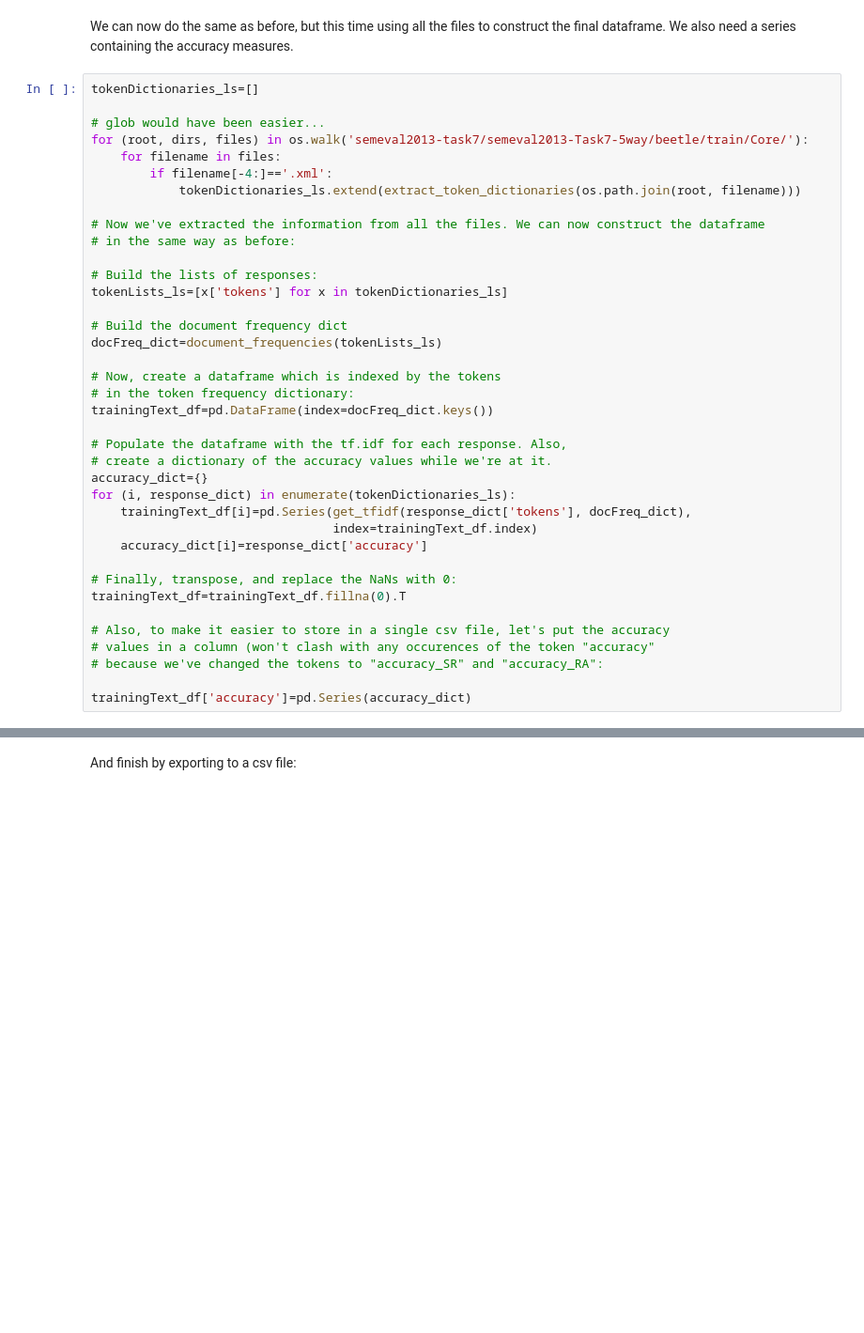
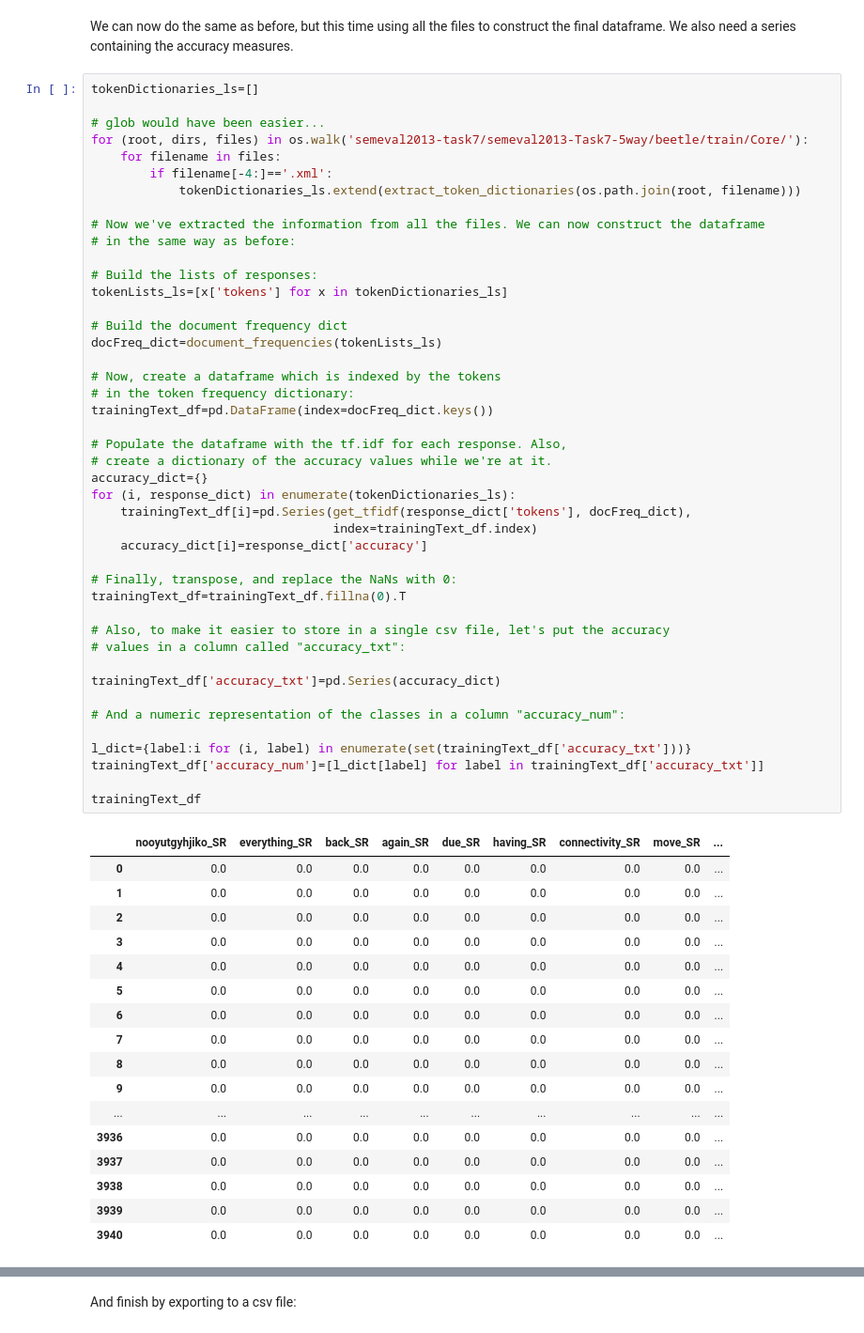
Before and after one commit to undercertainty/ou_nlp, a Jupyter notebook: semeval_experiments/Building a dataframe from a core file v.2.ipynb, the cells around one changed output, grey strips where cells are left out. Shown at 94% size. Saved outputs shown, nothing was run; the diff lists cells and outputs as text; blank space fills up the shorter version.

```diff
--- a/semeval_experiments/Building a dataframe from a core file v.2.ipynb
+++ b/semeval_experiments/Building a dataframe from a core file v.2.ipynb
@@ -262,33 +277,57 @@ for (root, dirs, files) in os.walk('semeval2013-task7/semeval2013-Task7-5way/bee
     for filename in files:
         if filename[-4:]=='.xml':
             tokenDictionaries_ls.extend(extract_token_dictionaries(os.path.join(root, filename)))
 
 # Now we've extracted the information from all the files. We can now construct the dataframe
 # in the same way as before:
 
 # Build the lists of responses:
 tokenLists_ls=[x['tokens'] for x in tokenDictionaries_ls]
 
 # Build the document frequency dict
 docFreq_dict=document_frequencies(tokenLists_ls)
 
 # Now, create a dataframe which is indexed by the tokens
 # in the token frequency dictionary:
 trainingText_df=pd.DataFrame(index=docFreq_dict.keys())
 
 # Populate the dataframe with the tf.idf for each response. Also,
 # create a dictionary of the accuracy values while we're at it.
 accuracy_dict={}
 for (i, response_dict) in enumerate(tokenDictionaries_ls):
     trainingText_df[i]=pd.Series(get_tfidf(response_dict['tokens'], docFreq_dict),
                                  index=trainingText_df.index)
     accuracy_dict[i]=response_dict['accuracy']
 
 # Finally, transpose, and replace the NaNs with 0:
 trainingText_df=trainingText_df.fillna(0).T
 
 # Also, to make it easier to store in a single csv file, let's put the accuracy
-# values in a column (won't clash with any occurences of the token "accuracy"
-# because we've changed the tokens to "accuracy_SR" and "accuracy_RA":
+# values in a column called "accuracy_txt":
 
-trainingText_df['accuracy']=pd.Series(accuracy_dict)
+trainingText_df['accuracy_txt']=pd.Series(accuracy_dict)
+
+# And a numeric representation of the classes in a column "accuracy_num":
+
+l_dict={label:i for (i, label) in enumerate(set(trainingText_df['accuracy_txt']))}
+trainingText_df['accuracy_num']=[l_dict[label] for label in trainingText_df['accuracy_txt']]
+
+trainingText_df
+# %% [output]
+|  | nooyutgyhjiko_SR | everything_SR | back_SR | again_SR | due_SR | having_SR | connectivity_SR | move_SR | ... |
+| 0 | 0.0 | 0.0 | 0.0 | 0.0 | 0.0 | 0.0 | 0.0 | 0.0 | ... |
+| 1 | 0.0 | 0.0 | 0.0 | 0.0 | 0.0 | 0.0 | 0.0 | 0.0 | ... |
+| 2 | 0.0 | 0.0 | 0.0 | 0.0 | 0.0 | 0.0 | 0.0 | 0.0 | ... |
+| 3 | 0.0 | 0.0 | 0.0 | 0.0 | 0.0 | 0.0 | 0.0 | 0.0 | ... |
+| 4 | 0.0 | 0.0 | 0.0 | 0.0 | 0.0 | 0.0 | 0.0 | 0.0 | ... |
+| 5 | 0.0 | 0.0 | 0.0 | 0.0 | 0.0 | 0.0 | 0.0 | 0.0 | ... |
+| 6 | 0.0 | 0.0 | 0.0 | 0.0 | 0.0 | 0.0 | 0.0 | 0.0 | ... |
+| 7 | 0.0 | 0.0 | 0.0 | 0.0 | 0.0 | 0.0 | 0.0 | 0.0 | ... |
+| 8 | 0.0 | 0.0 | 0.0 | 0.0 | 0.0 | 0.0 | 0.0 | 0.0 | ... |
+| 9 | 0.0 | 0.0 | 0.0 | 0.0 | 0.0 | 0.0 | 0.0 | 0.0 | ... |
+| ... | ... | ... | ... | ... | ... | ... | ... | ... | ... |
+| 3936 | 0.0 | 0.0 | 0.0 | 0.0 | 0.0 | 0.0 | 0.0 | 0.0 | ... |
+| 3937 | 0.0 | 0.0 | 0.0 | 0.0 | 0.0 | 0.0 | 0.0 | 0.0 | ... |
+| 3938 | 0.0 | 0.0 | 0.0 | 0.0 | 0.0 | 0.0 | 0.0 | 0.0 | ... |
+| 3939 | 0.0 | 0.0 | 0.0 | 0.0 | 0.0 | 0.0 | 0.0 | 0.0 | ... |
+| 3940 | 0.0 | 0.0 | 0.0 | 0.0 | 0.0 | 0.0 | 0.0 | 0.0 | ... |
```
Also changed, not shown: parts of 4 cells of this notebook, 1 other file.
